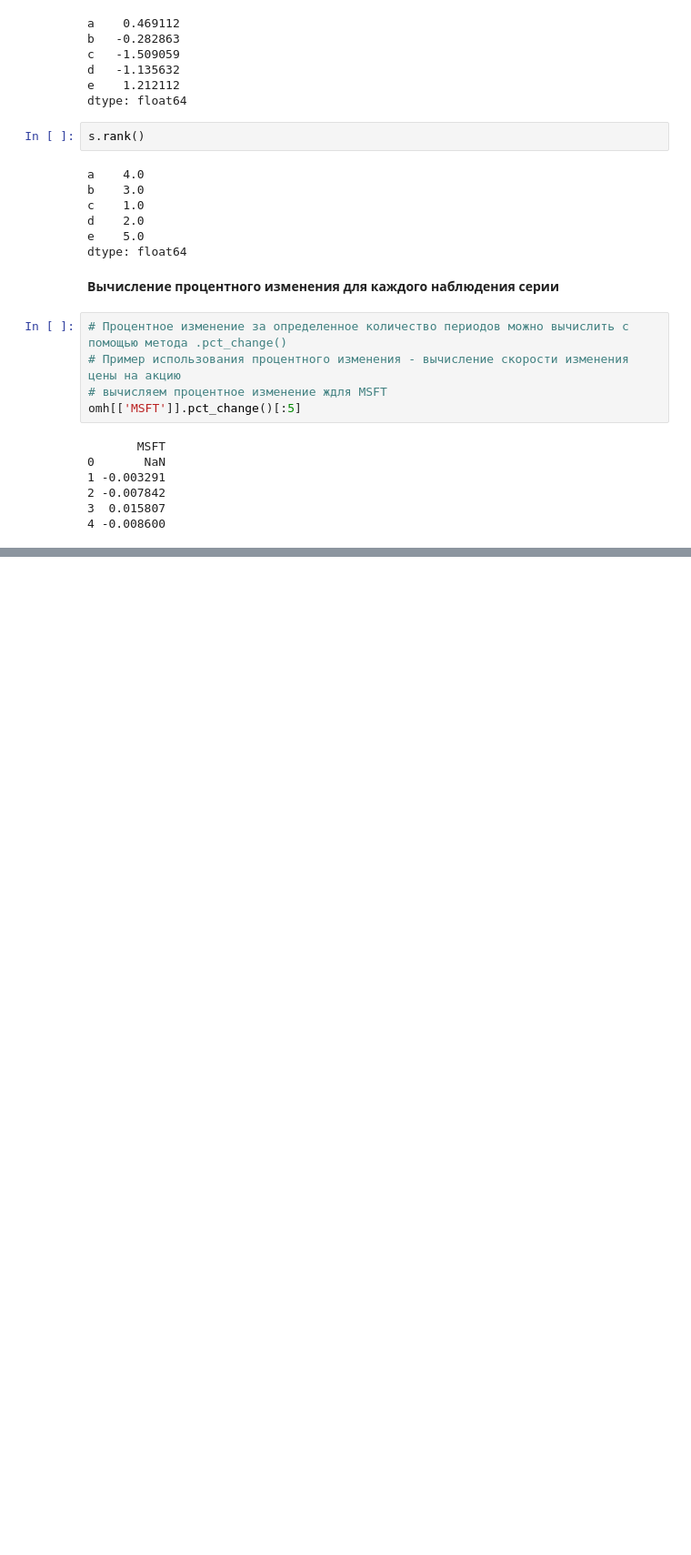
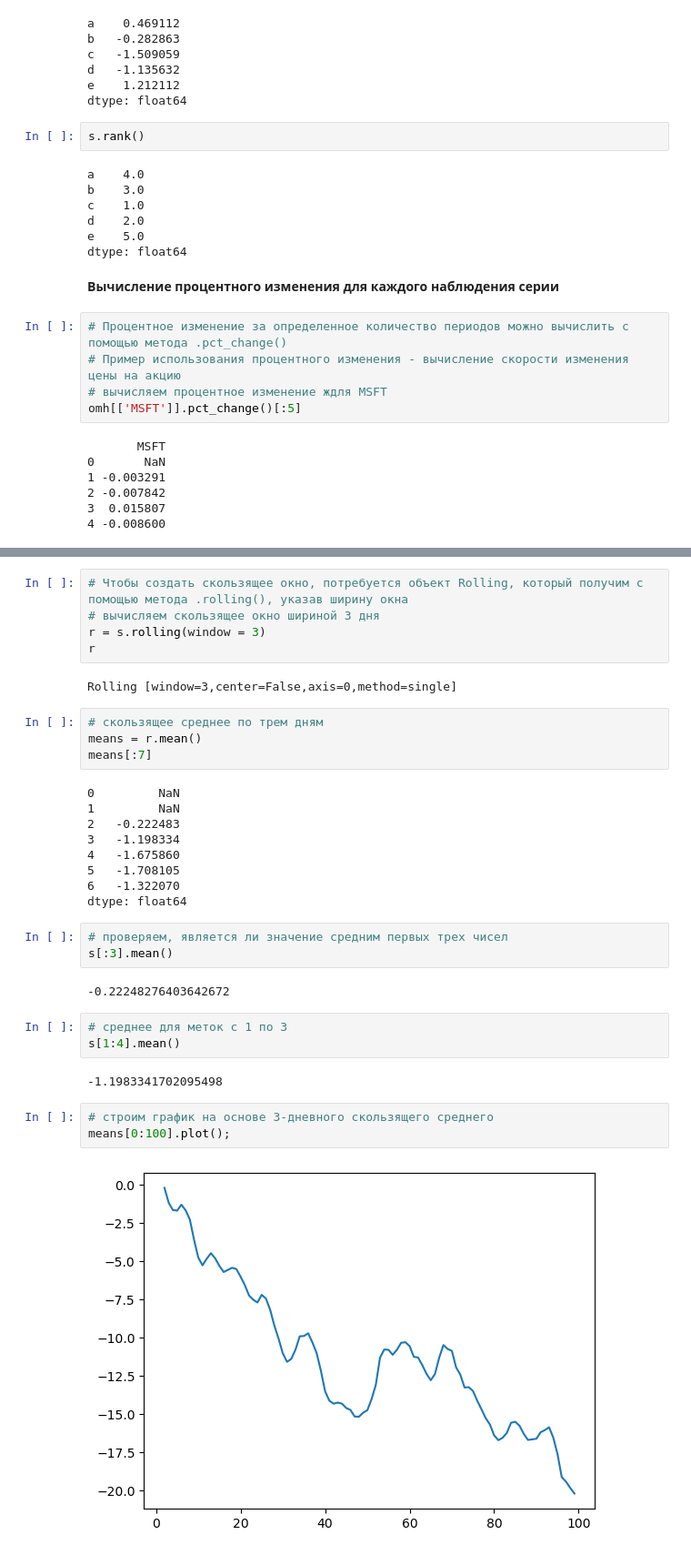
Before and after one commit to ShaidulinAndrew/Pandas_classes, a Jupyter notebook: num_stat_methods.ipynb, the cells around one changed output, grey strips where cells are left out. Shown at 91% size. Saved outputs shown, nothing was run; the diff lists cells and outputs as text; blank space fills up the shorter version.

```diff
--- a/num_stat_methods.ipynb
+++ b/num_stat_methods.ipynb
@@ -503,0 +525,35 @@ omh[['MSFT']].pct_change()[:5]
+# %%
+# Чтобы создать скользящее окно, потребуется объект Rolling, который получим с помощью метода .rolling(), указав ширину окна
+# вычисляем скользящее окно шириной 3 дня
+r = s.rolling(window = 3)
+r
+# %% [output]
+Rolling [window=3,center=False,axis=0,method=single]
+# %%
+# скользящее среднее по трем дням
+means = r.mean()
+means[:7]
+# %% [output]
+0         NaN
+1         NaN
+2   -0.222483
+3   -1.198334
+4   -1.675860
+5   -1.708105
+6   -1.322070
+dtype: float64
+# %%
+# проверяем, является ли значение средним первых трех чисел
+s[:3].mean()
+# %% [output]
+-0.22248276403642672
+# %%
+# среднее для меток с 1 по 3
+s[1:4].mean()
+# %% [output]
+-1.1983341702095498
+# %%
+# строим график на основе 3-дневного скользящего среднего
+means[0:100].plot();
+# %% [output]
+[figure, added]
```
Also changed, not shown: parts of 8 cells of this notebook, 7 other files.
